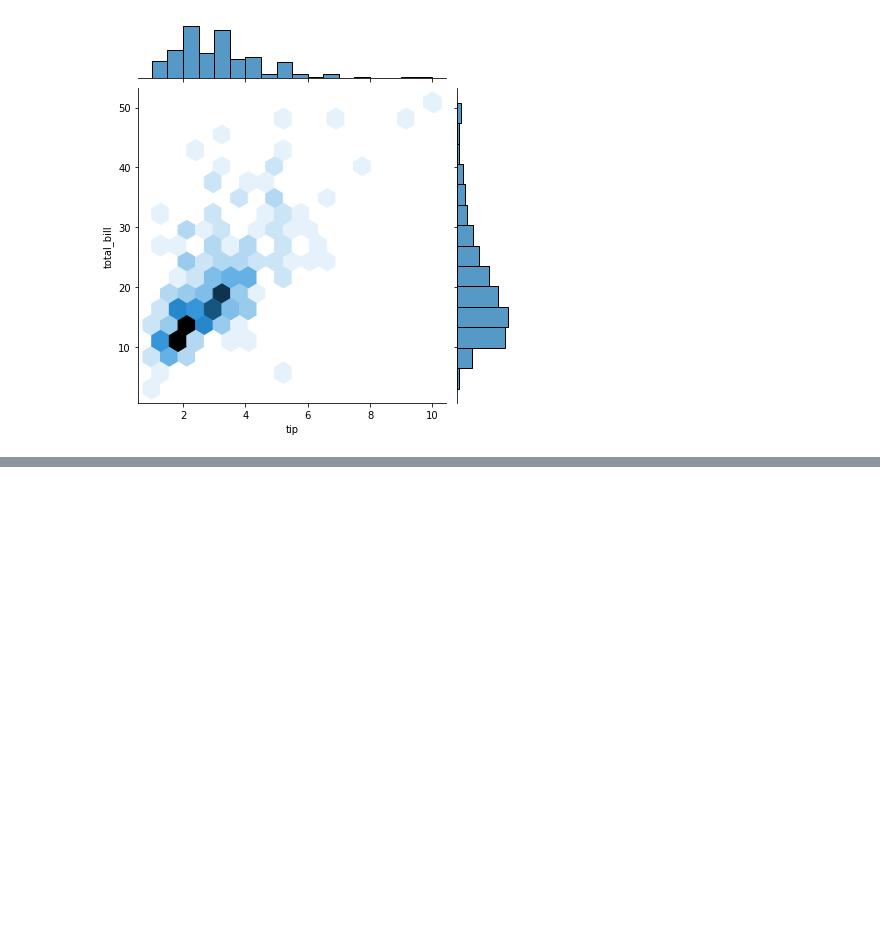
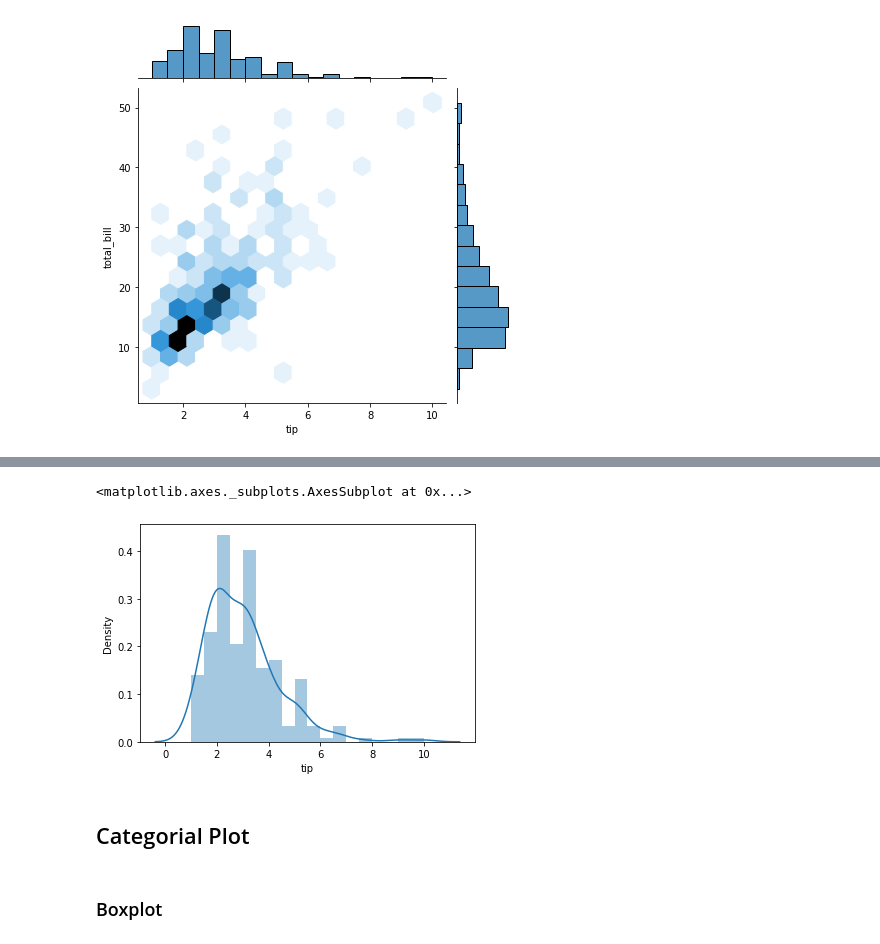
Before and after one commit to SaM-0777/python-ml, a Jupyter notebook: Plotting.ipynb, the cells around one changed output, grey strips where cells are left out. Saved outputs shown, nothing was run; the diff lists cells and outputs as text; code cells hidden in the pictures; blank space fills up the shorter version.

```diff
--- a/Plotting.ipynb
+++ b/Plotting.ipynb
@@ -76,0 +89,9 @@ sbn.jointplot(x='tip', y='total_bill', data=df, kind='hex')
+# %%
+sbn.distplot(df['tip'])
+# %% [output]
+<matplotlib.axes._subplots.AxesSubplot at 0x...>
+[figure, added]
+# %% [markdown]
+## Categorial Plot
+# %% [markdown]
+### Boxplot
```
Also changed, not shown: parts of 3 cells of this notebook.
